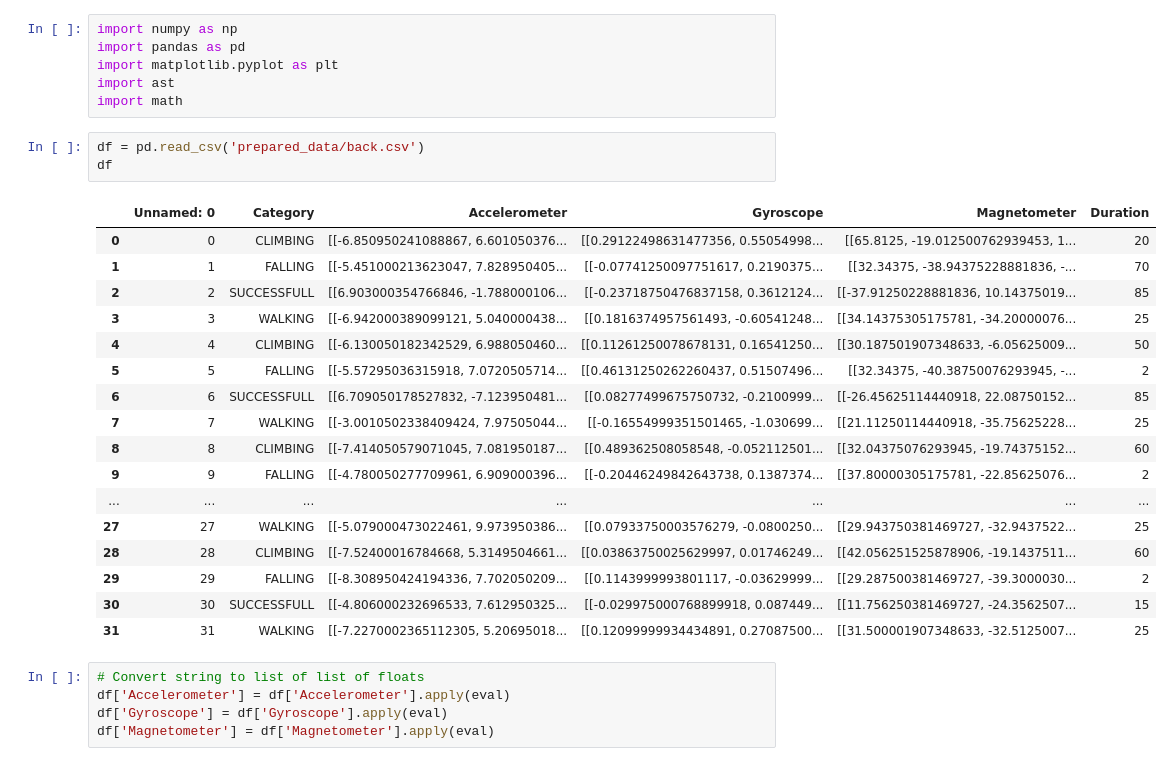
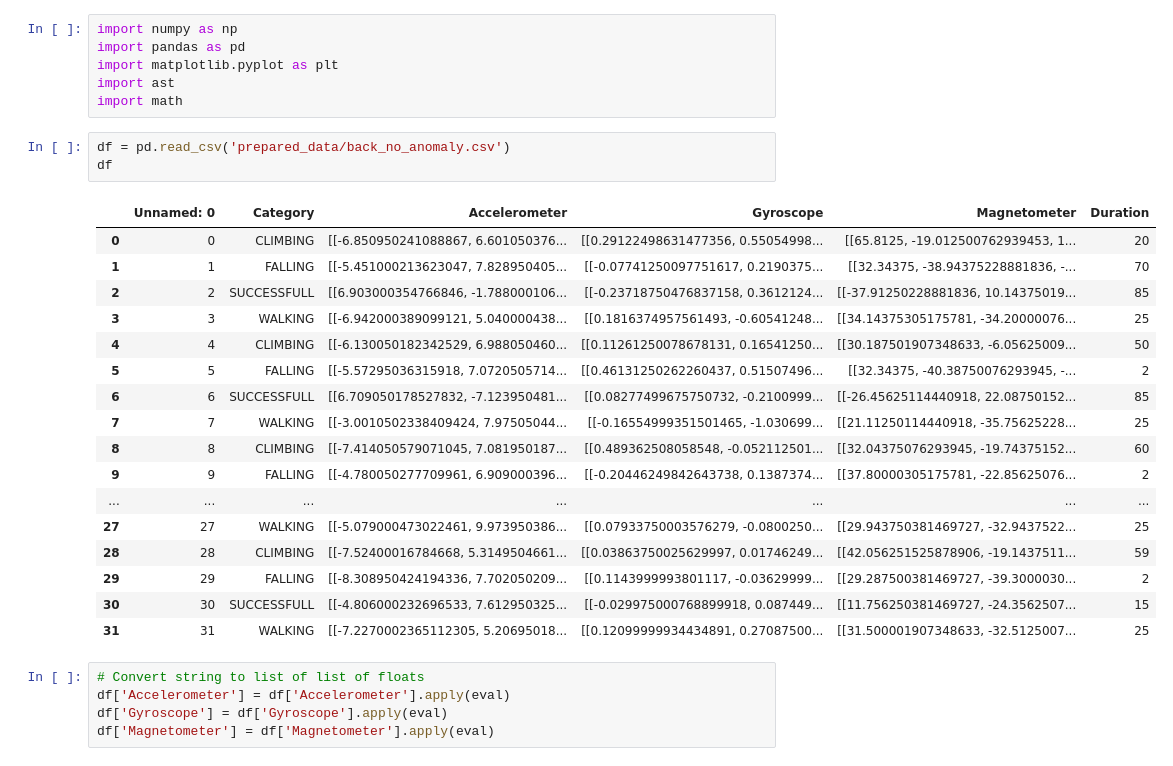
Before and after one commit to ItsMeLucifer/mobile-sensors-data-labeling-model, a Jupyter notebook: graphs.ipynb, the cells around one changed output. Saved outputs shown, nothing was run; the diff lists cells and outputs as text.

```diff
--- a/graphs.ipynb
+++ b/graphs.ipynb
@@ -5,23 +5,23 @@ import matplotlib.pyplot as plt
 import ast
 import math
 # %%
-df = pd.read_csv('prepared_data/back.csv')
+df = pd.read_csv('prepared_data/back_no_anomaly.csv')
 df
 # %% [output]
 |  | Unnamed: 0 | Category | Accelerometer | Gyroscope | Magnetometer | Duration |
 | 0 | 0 | CLIMBING | [[-6.850950241088867, 6.601050376... | [[0.29122498631477356, 0.55054998... | [[65.8125, -19.012500762939453, 1... | 20 |
 | 1 | 1 | FALLING | [[-5.451000213623047, 7.828950405... | [[-0.07741250097751617, 0.2190375... | [[32.34375, -38.94375228881836, -... | 70 |
 | 2 | 2 | SUCCESSFULL | [[6.903000354766846, -1.788000106... | [[-0.23718750476837158, 0.3612124... | [[-37.91250228881836, 10.14375019... | 85 |
 | 3 | 3 | WALKING | [[-6.942000389099121, 5.040000438... | [[0.1816374957561493, -0.60541248... | [[34.14375305175781, -34.20000076... | 25 |
 | 4 | 4 | CLIMBING | [[-6.130050182342529, 6.988050460... | [[0.11261250078678131, 0.16541250... | [[30.187501907348633, -6.05625009... | 50 |
 | 5 | 5 | FALLING | [[-5.57295036315918, 7.0720505714... | [[0.46131250262260437, 0.51507496... | [[32.34375, -40.38750076293945, -... | 2 |
 | 6 | 6 | SUCCESSFULL | [[6.709050178527832, -7.123950481... | [[0.08277499675750732, -0.2100999... | [[-26.45625114440918, 22.08750152... | 85 |
 | 7 | 7 | WALKING | [[-3.0010502338409424, 7.97505044... | [[-0.16554999351501465, -1.030699... | [[21.11250114440918, -35.75625228... | 25 |
 | 8 | 8 | CLIMBING | [[-7.414050579071045, 7.081950187... | [[0.489362508058548, -0.052112501... | [[32.04375076293945, -19.74375152... | 60 |
 | 9 | 9 | FALLING | [[-4.780050277709961, 6.909000396... | [[-0.20446249842643738, 0.1387374... | [[37.80000305175781, -22.85625076... | 2 |
 | ... | ... | ... | ... | ... | ... | ... |
 | 27 | 27 | WALKING | [[-5.079000473022461, 9.973950386... | [[0.07933750003576279, -0.0800250... | [[29.943750381469727, -32.9437522... | 25 |
-| 28 | 28 | CLIMBING | [[-7.52400016784668, 5.3149504661... | [[0.03863750025629997, 0.01746249... | [[42.056251525878906, -19.1437511... | 60 |
+| 28 | 28 | CLIMBING | [[-7.52400016784668, 5.3149504661... | [[0.03863750025629997, 0.01746249... | [[42.056251525878906, -19.1437511... | 59 |
 | 29 | 29 | FALLING | [[-8.308950424194336, 7.702050209... | [[0.1143999993801117, -0.03629999... | [[29.287500381469727, -39.3000030... | 2 |
 | 30 | 30 | SUCCESSFULL | [[-4.806000232696533, 7.612950325... | [[-0.029975000768899918, 0.087449... | [[11.756250381469727, -24.3562507... | 15 |
 | 31 | 31 | WALKING | [[-7.2270002365112305, 5.20695018... | [[0.12099999934434891, 0.27087500... | [[31.500001907348633, -32.5125007... | 25 |
```
Also changed, not shown: parts of 4 cells of this notebook, 1 other file.
